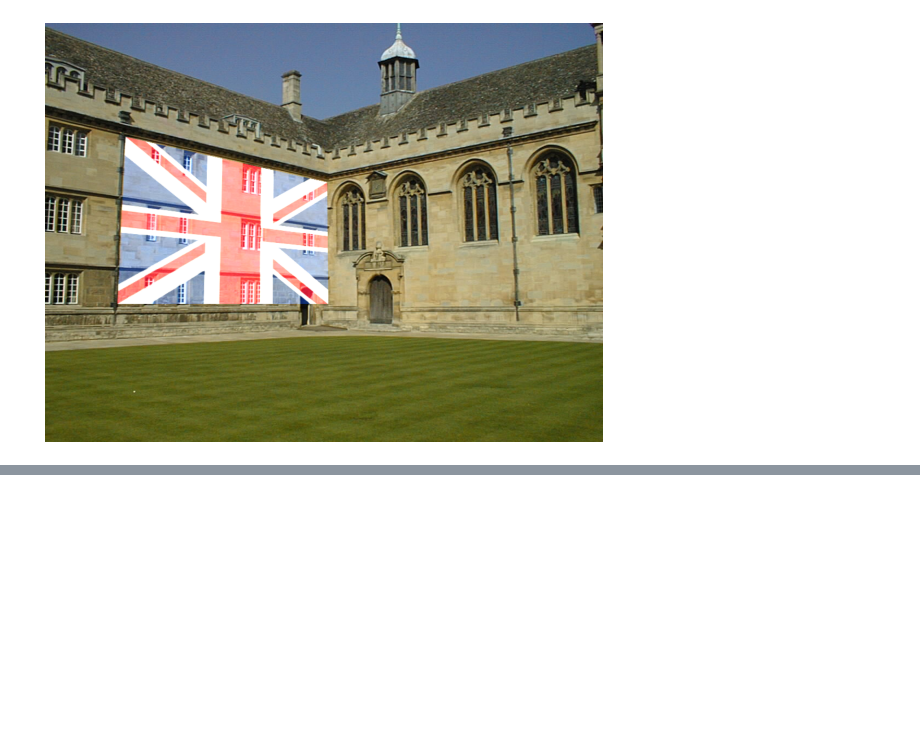
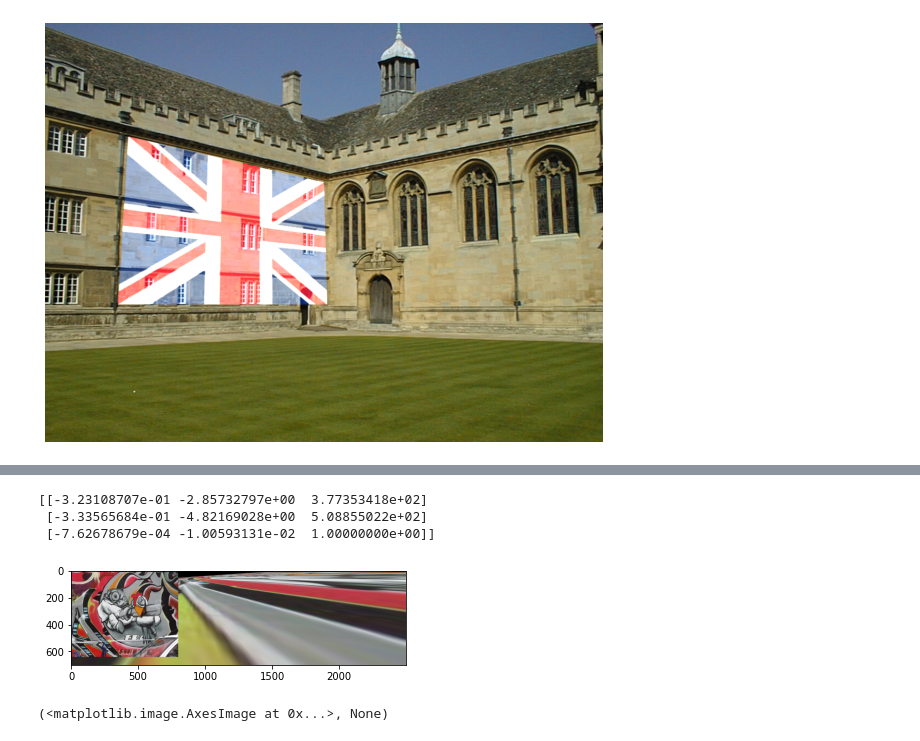
Before and after one commit to Poogitha/Codings, a Jupyter notebook: 190280N_a02.ipynb, the cells around one changed output, grey strips where cells are left out. Saved outputs shown, nothing was run; the diff lists cells and outputs as text; code cells hidden in the pictures; blank space fills up the shorter version.

```diff
--- a/190280N_a02.ipynb
+++ b/190280N_a02.ipynb
@@ -470,0 +218,58 @@ print(H)
+# %%
+import cv2 as cv
+import matplotlib.pyplot as plt
+import numpy as np
+def warpImages(img1, img2, H):
+
+  rows1, cols1 = img1.shape[:2]
+  rows2, cols2 = img2.shape[:2]
+
+  list_of_points_1 = np.float32([[0,0], [0, rows1],[cols1, rows1], [cols1, 0]]).reshape(-1, 1, 2)
+  temp_points = np.float32([[0,0], [0,rows2], [cols2,rows2], [cols2,0]]).reshape(-1,1,2)
+
+  # When we have established a homography we need to warp perspective
+  # Change field of view
+  list_of_points_2 = cv.perspectiveTransform(temp_points, H)
+
+  list_of_points = np.concatenate((list_of_points_1,list_of_points_2), axis=0)
+
+  [x_min, y_min] = np.int32(list_of_points.min(axis=0).ravel() - 0.5)
+  [x_max, y_max] = np.int32(list_of_points.max(axis=0).ravel() + 0.5)
+
+  translation_dist = [-x_min,-y_min]
+
+  H_translation = np.array([[1, 0, translation_dist[0]], [0, 1, translation_dist[1]], [0, 0, 1]])
+  print(H_translation.dot(H))
+  output_img = cv.warpPerspective(img2, np.linalg.inv(H_translation.dot(H)), (2500,700))#(x_max-x_min, y_max-y_min)
+  output_img[translation_dist[1]:rows1+translation_dist[1], translation_dist[0]:cols1+translation_dist[0]] = img1
+
+  return output_img
+img_1 = cv.imread(r'Images/graf/img1.ppm')
+img_2 = cv.imread(r'Images/graf/img5.ppm')
+img1 = cv.cvtColor(img_1,cv.COLOR_BGR2GRAY)
+img2 = cv.cvtColor(img_2,cv.COLOR_BGR2GRAY)
+sift = cv.xfeatures2d.SIFT_create()
+kp1, des1 = sift.detectAndCompute(img1,None)
+kp2, des2 = sift.detectAndCompute(img2,None)
+bf = cv.BFMatcher()
+matches = bf.knnMatch(des1,des2, k=2)
+good = []
+for m in matches:
+    if (m[0].distance < 0.6*m[1].distance):
+        good.append(m)
+matches = np.asarray(good)
+if (len(matches[:,0]) >= 4):
+    src = np.float32([ kp1[m.queryIdx].pt for m in matches[:,0] ]).reshape(-1,1,2)
+    dst = np.float32([ kp2[m.trainIdx].pt for m in matches[:,0] ]).reshape(-1,1,2)
+    H, masked = cv.findHomography(src, dst, cv.RANSAC, 5.0)
+else:
+    raise AssertionError('Can’t find enough keypoints.')
+output=warpImages(img_1, img_2,H)
+plt.figure()
+plt.imshow(cv.cvtColor(output,cv.COLOR_BGR2RGB)),plt.show()
+# %% [output]
+[[-3.23108707e-01 -2.85732797e+00  3.77353418e+02]
+ [-3.33565684e-01 -4.82169028e+00  5.08855022e+02]
+ [-7.62678679e-04 -1.00593131e-02  1.00000000e+00]]
+[figure, added]
+(<matplotlib.image.AxesImage at 0x...>, None)
```
Also changed, not shown: parts of 9 cells of this notebook.
